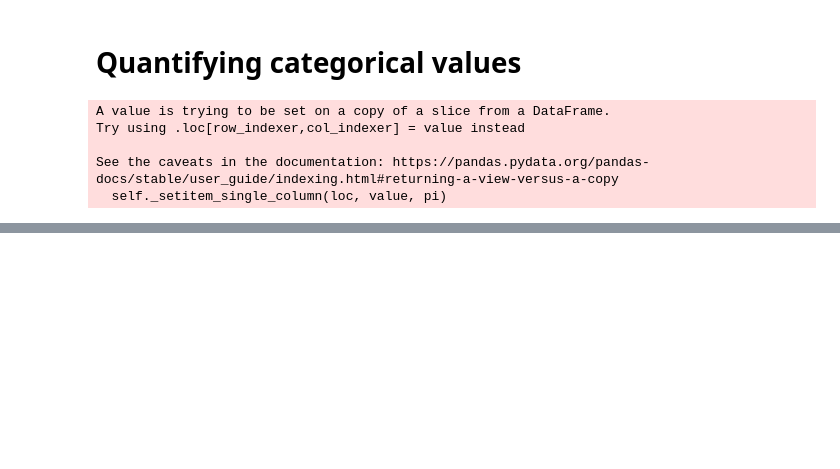
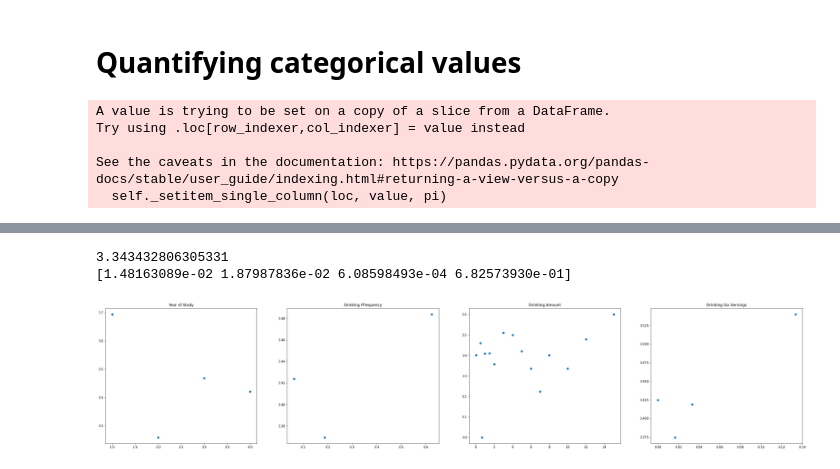
Before and after one commit to nicktanryo/gecc-fyp, a Jupyter notebook: analysis.ipynb, the cells around one changed output, grey strips where cells are left out. Cells and saved outputs as stored; diff of their text form; code cells hidden in the pictures; blank space fills up the shorter version.

```diff
--- a/analysis.ipynb
+++ b/analysis.ipynb
@@ -335 +350,43 @@ plt.show()
+# %%
+df_drinker_quantified_normalized = (df_drinker_quantified - df_drinker_quantified.min()) / (df_drinker_quantified.max() - df_drinker_quantified.min())
+
+x_columns = ["year_of_study", "drinking_frequency", "drinking_consumption_amount", "drinking_frequency_six_servings"]
+
+# gpa
+linear_regression_gpa = linear_model.LinearRegression()
+linear_regression_gpa.fit(df_drinker_quantified[x_columns], df_drinker_quantified["gpa"])
+print(linear_regression_gpa.intercept_)
+print(linear_regression_gpa.coef_)
+
+plt.figure(figsize=(40, 8))
+
+gpa_group_by_year = df_drinker_quantified[["year_of_study", "gpa"]].groupby("year_of_study").mean().reset_index()
+plt_year = plt.subplot(1, 4, 1)
+plt_year = plt.scatter(gpa_group_by_year["year_of_study"], gpa_group_by_year["gpa"])
+plt.title("Year of Study")
+
+# freq
+gpa_group_by_freq = df_drinker_quantified[["drinking_frequency", "gpa"]].groupby("drinking_frequency").mean().reset_index()
+plt_freq = plt.subplot(1, 4, 2)
+plt_freq = plt.scatter(gpa_group_by_freq["drinking_frequency"], gpa_group_by_freq["gpa"])
+plt.title("Drinking Ffrequency")
+
+# amount
+gpa_group_by_amount = df_drinker_quantified[["drinking_consumption_amount", "gpa"]].groupby("drinking_consumption_amount").mean().reset_index()
+plt_amount = plt.subplot(1, 4, 3)
+plt_amount = plt.scatter(gpa_group_by_amount["drinking_consumption_amount"], gpa_group_by_amount["gpa"])
+plt.title("Drinking Amount")
+
+
+# drinking_frequency_six_servings
+gpa_group_by_six_servings = df_drinker_quantified[["drinking_frequency_six_servings", "gpa"]].groupby("drinking_frequency_six_servings").mean().reset_index()
+plt_six_servings = plt.subplot(1, 4, 4)
+plt_six_servings = plt.scatter(gpa_group_by_six_servings["drinking_frequency_six_servings"], gpa_group_by_six_servings["gpa"])
+plt.title("Drinking Six Servings")
+
+plt.show()
+# %% [output]
+3.343432806305331
+[1.48163089e-02 1.87987836e-02 6.08598493e-04 6.82573930e-01]
+[figure, added]
 # %%
```
Also changed, not shown: parts of 26 cells of this notebook, 1 other file.
